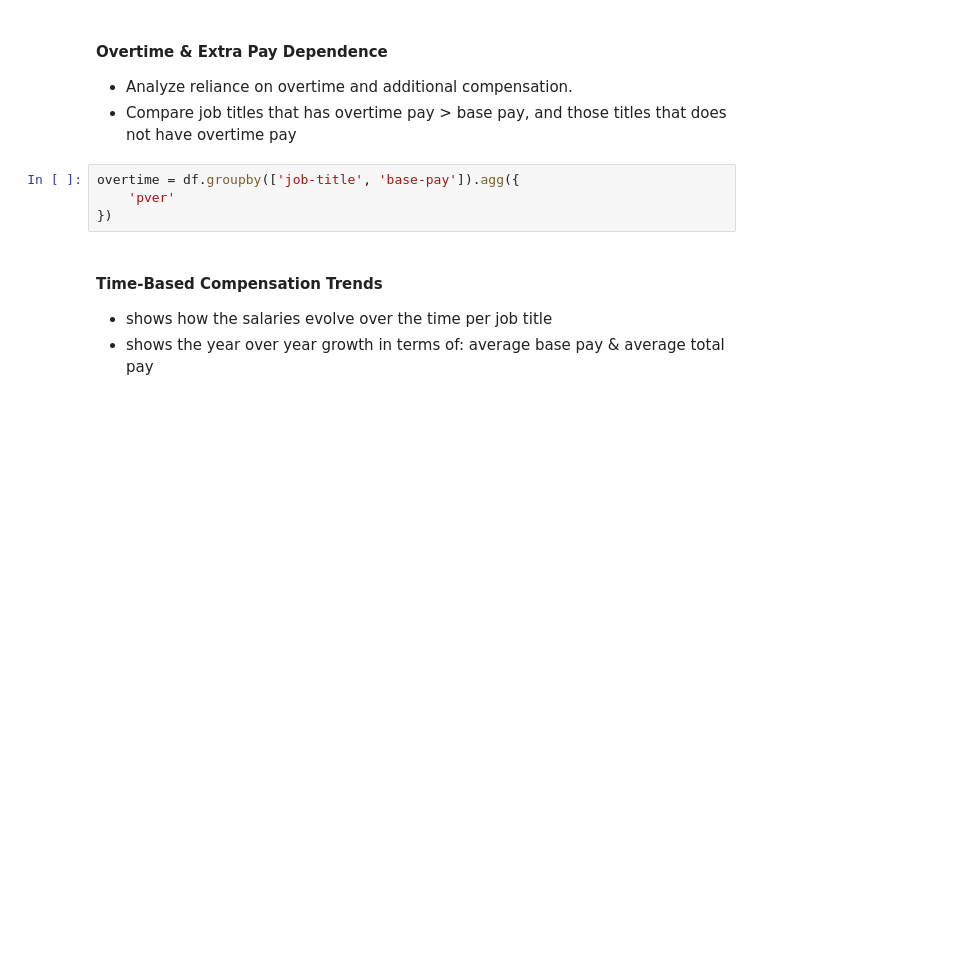
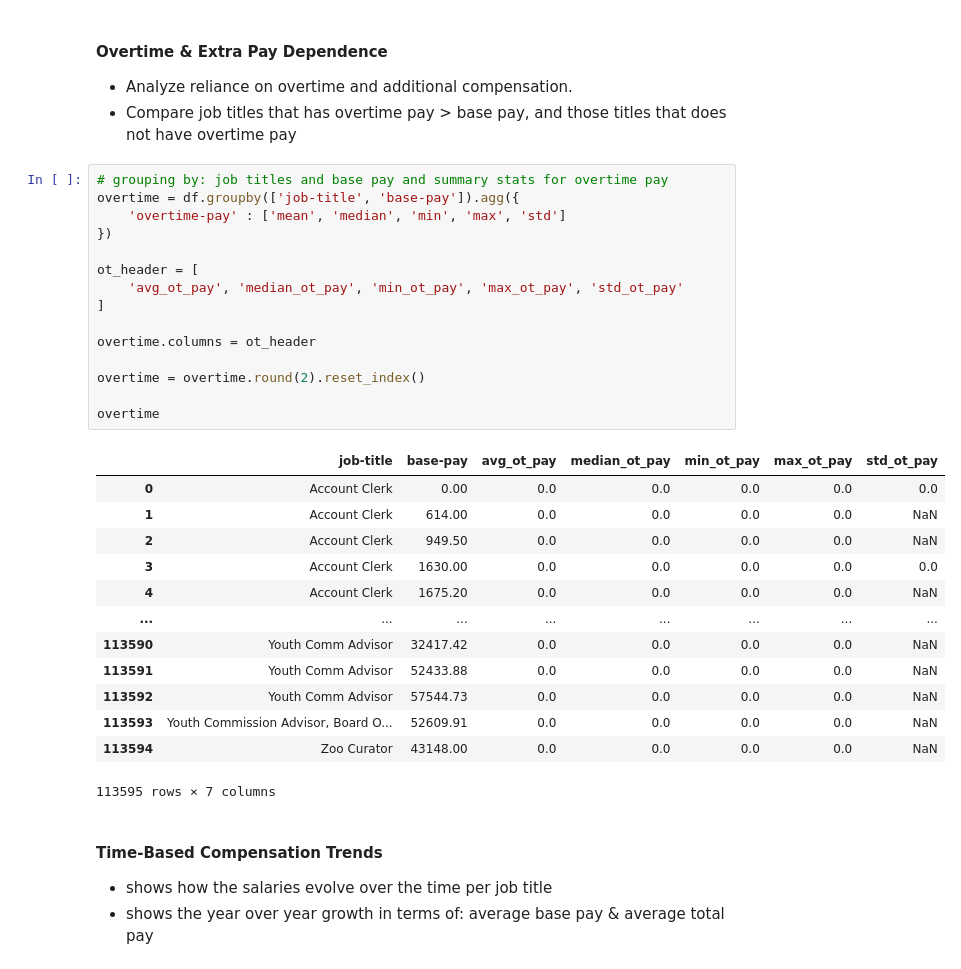
Before and after one commit to leiandrei/Salaries-Dataset-Cleaning-and-Aggregation, a Jupyter notebook: notebooks/analysis.ipynb, the cells around one changed output. Cells and saved outputs as stored; diff of their text form; blank space fills up the shorter version.

```diff
--- a/notebooks/analysis.ipynb
+++ b/notebooks/analysis.ipynb
@@ -252,9 +252,34 @@ salary_struct
 - Analyze reliance on overtime and additional compensation.
 - Compare job titles that has overtime pay > base pay, and those titles that does not have overtime pay
 # %%
+# grouping by: job titles and base pay and summary stats for overtime pay
 overtime = df.groupby(['job-title', 'base-pay']).agg({
-    'pver'
+    'overtime-pay' : ['mean', 'median', 'min', 'max', 'std']
 })
+
+ot_header = [
+    'avg_ot_pay', 'median_ot_pay', 'min_ot_pay', 'max_ot_pay', 'std_ot_pay'
+]
+
+overtime.columns = ot_header
+
+overtime = overtime.round(2).reset_index()
+
+overtime
+# %% [output]
+|  | job-title | base-pay | avg_ot_pay | median_ot_pay | min_ot_pay | max_ot_pay | std_ot_pay |
+| 0 | Account Clerk | 0.00 | 0.0 | 0.0 | 0.0 | 0.0 | 0.0 |
+| 1 | Account Clerk | 614.00 | 0.0 | 0.0 | 0.0 | 0.0 | NaN |
+| 2 | Account Clerk | 949.50 | 0.0 | 0.0 | 0.0 | 0.0 | NaN |
+| 3 | Account Clerk | 1630.00 | 0.0 | 0.0 | 0.0 | 0.0 | 0.0 |
+| 4 | Account Clerk | 1675.20 | 0.0 | 0.0 | 0.0 | 0.0 | NaN |
+| ... | ... | ... | ... | ... | ... | ... | ... |
+| 113590 | Youth Comm Advisor | 32417.42 | 0.0 | 0.0 | 0.0 | 0.0 | NaN |
+| 113591 | Youth Comm Advisor | 52433.88 | 0.0 | 0.0 | 0.0 | 0.0 | NaN |
+| 113592 | Youth Comm Advisor | 57544.73 | 0.0 | 0.0 | 0.0 | 0.0 | NaN |
+| 113593 | Youth Commission Advisor, Board O... | 52609.91 | 0.0 | 0.0 | 0.0 | 0.0 | NaN |
+| 113594 | Zoo Curator | 43148.00 | 0.0 | 0.0 | 0.0 | 0.0 | NaN |
+113595 rows × 7 columns
 # %% [markdown]
 #### Time-Based Compensation Trends
 - shows how the salaries evolve over the time per job title
```
